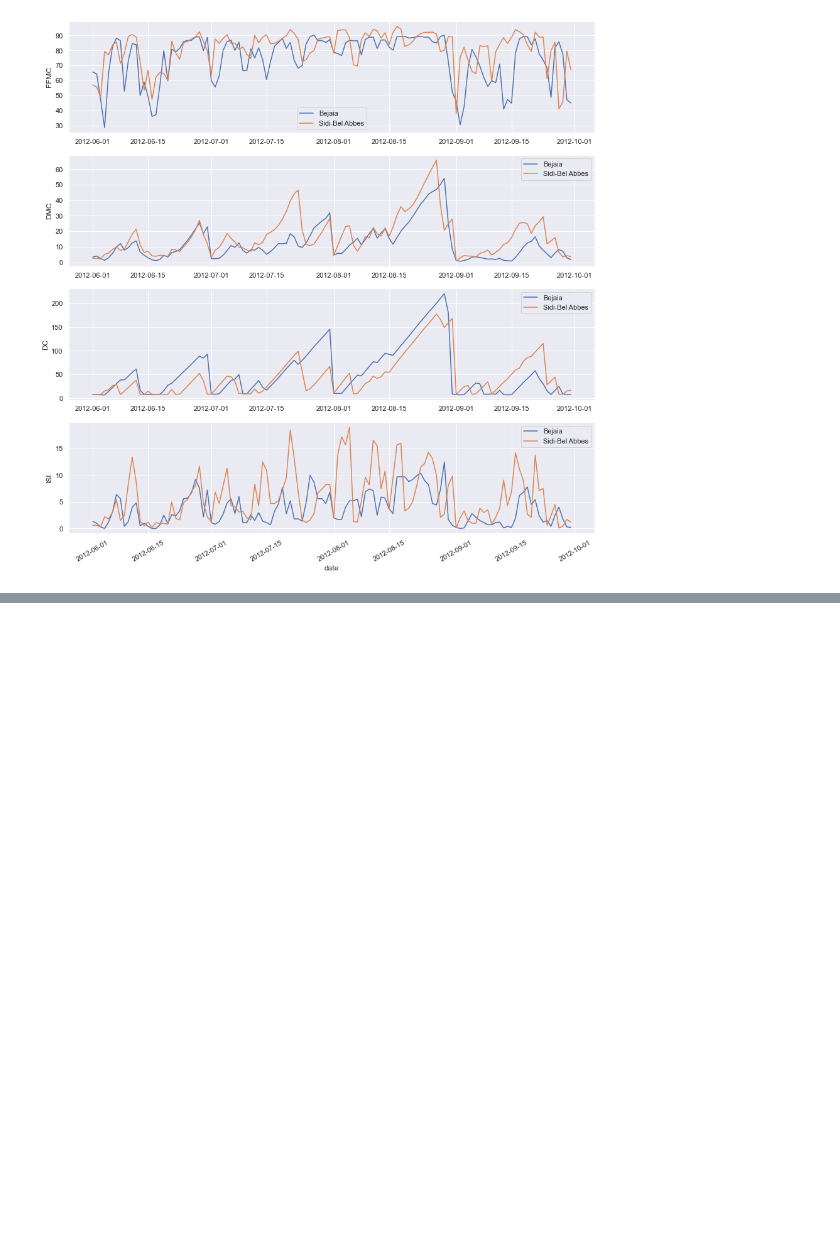
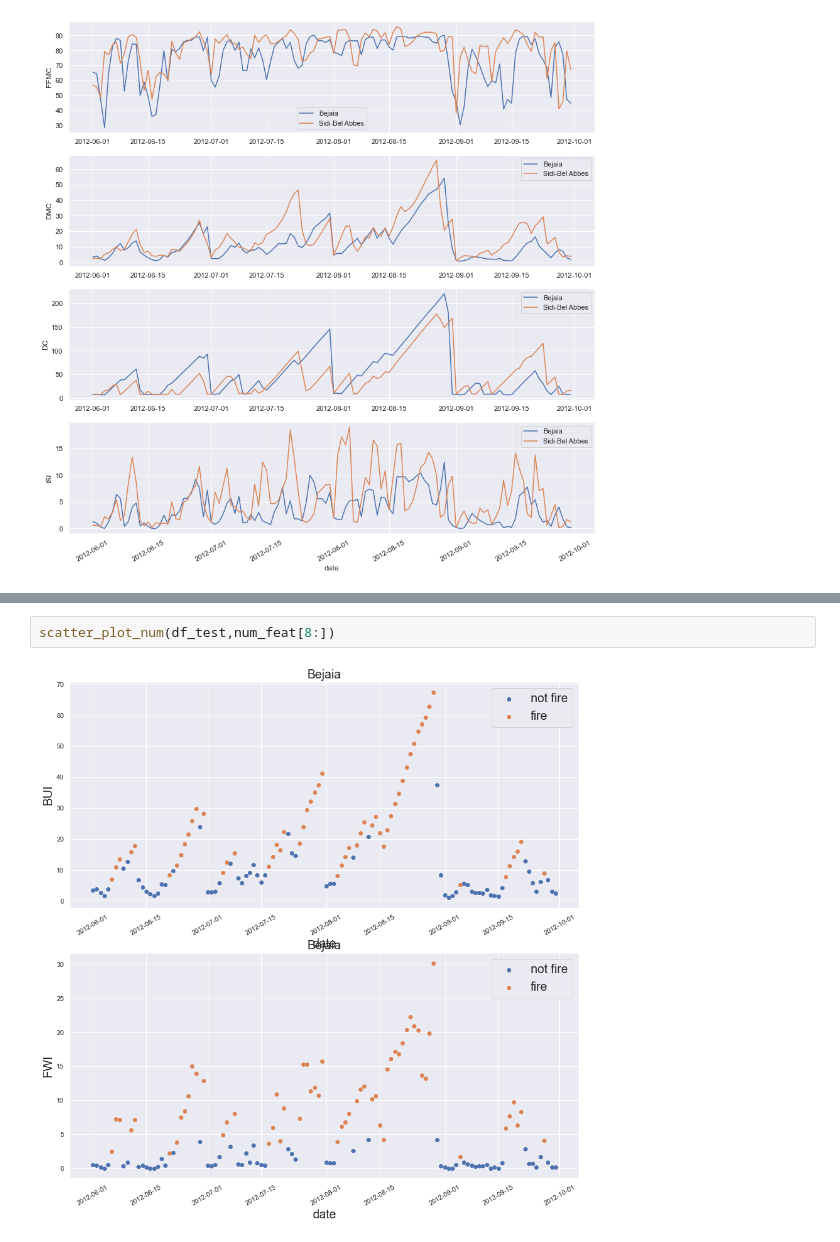
Before and after one commit to sreeman-11021996/iNeuron_Ass, a Jupyter notebook: 00. Assignments/home-work/05. End-to-End 29-05-2022/Algerian Forest Fires ML.ipynb, the cells around one changed output, grey strips where cells are left out. Drawn from its saved outputs; the diff is of its cells as text; blank space fills up the shorter version.

```diff
--- a/00. Assignments/home-work/05. End-to-End 29-05-2022/Algerian Forest Fires ML.ipynb
+++ b/00. Assignments/home-work/05. End-to-End 29-05-2022/Algerian Forest Fires ML.ipynb
@@ -650,0 +672,4 @@ plt.xticks(rotation=30)
+# %%
+scatter_plot_num(df_test,num_feat[8:])
+# %% [output]
+[figure, added]
```
Also changed, not shown: parts of 17 cells of this notebook.
